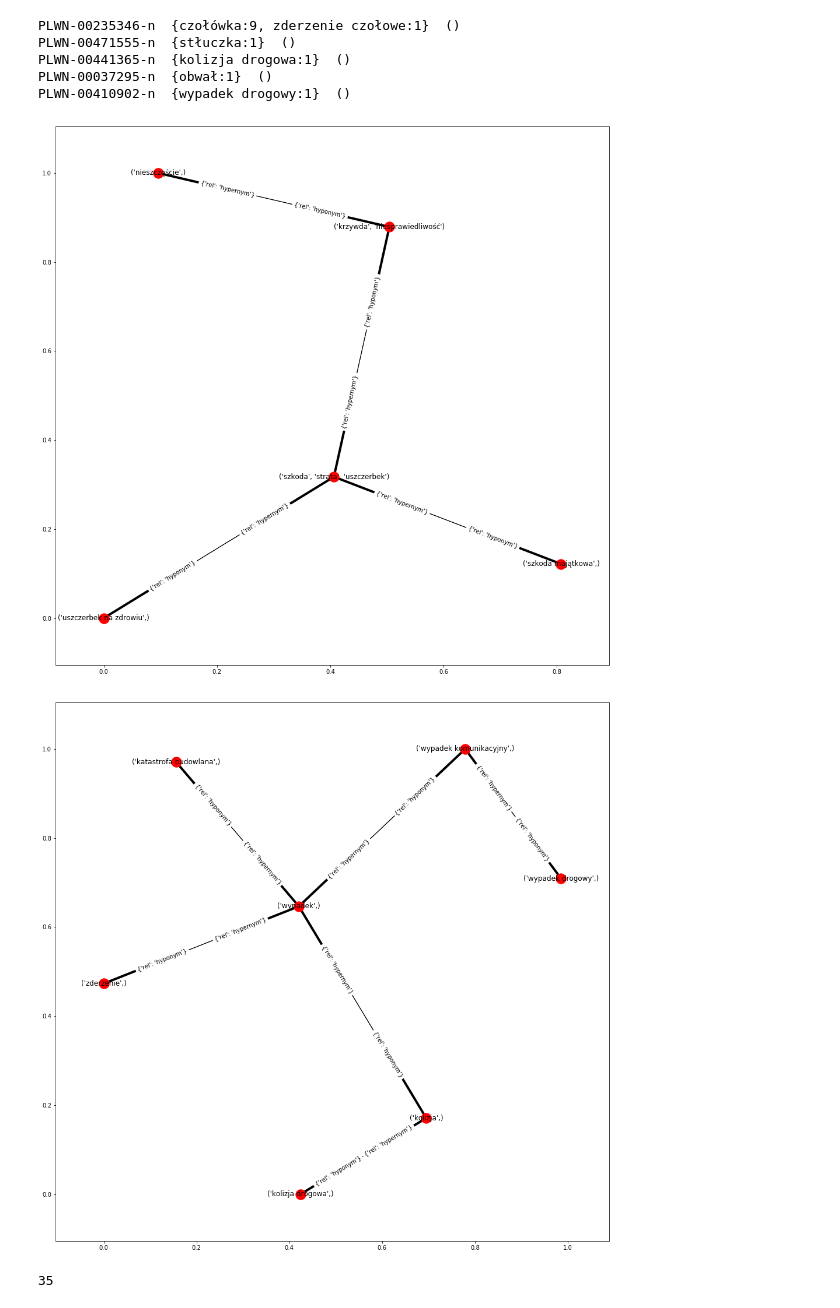
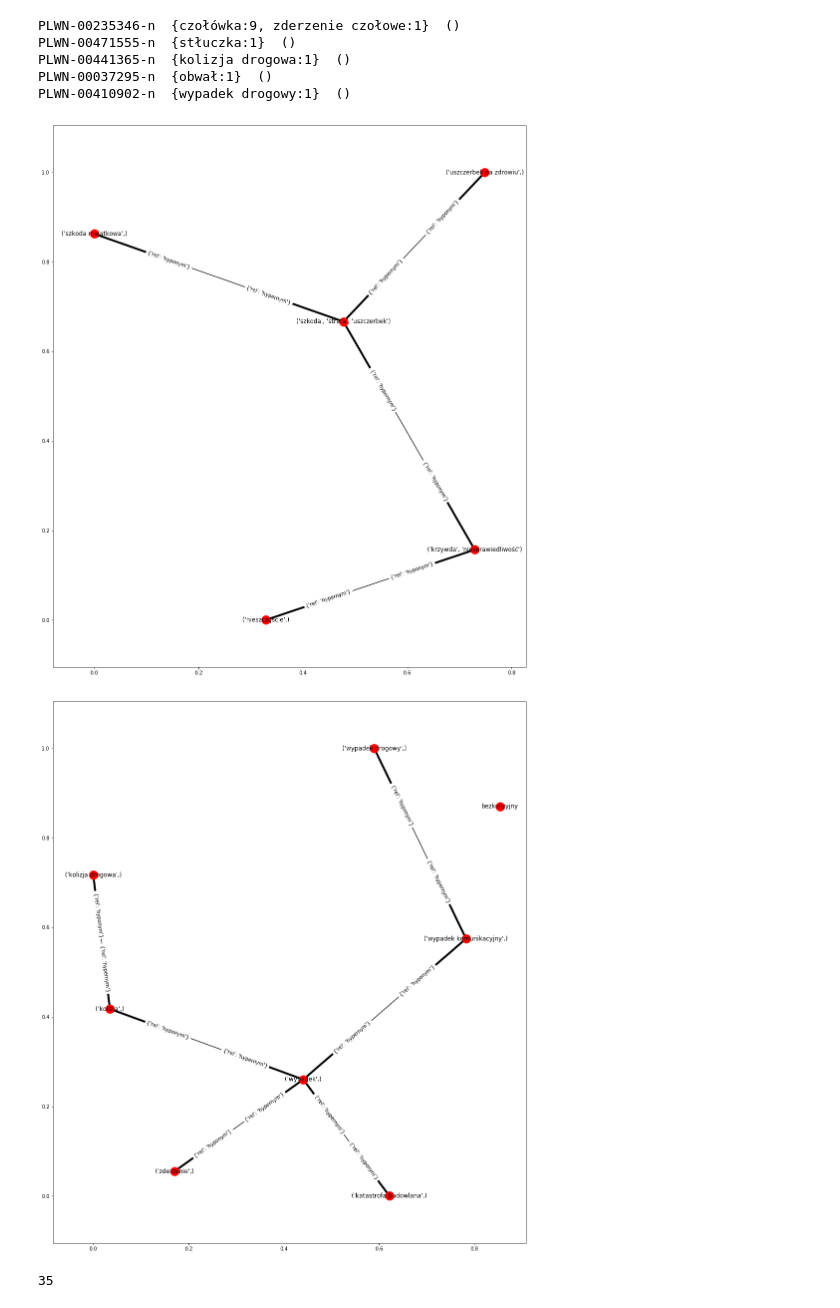
Before and after one commit to bwalkowi/pjn, a Jupyter notebook: pjn_7/wordnet.ipynb, the cells around one changed output. Cells and saved outputs as stored; diff of their text form; code cells hidden in the pictures.

```diff
--- a/pjn_7/wordnet.ipynb
+++ b/pjn_7/wordnet.ipynb
@@ -133,38 +133,40 @@ def find_connections(lexems):
                 synset_relations.append((tuple(synsets[synset_id]),
                                          tuple(synsets[other_synset_id]),
                                          rel))
     return synset_relations
 #    print(synset_relations)
 #
 #     relations = []
 #     for literals in synsets.values():
 #         for literal1, literal2 in combinations(literals, 2):
 #             relations.extend([(literal1, literal2, 'synonym'),
 #                               (literal2, literal1, 'synonym')])
 #
 #     for synset_id, other_synset_id, rel in synset_relations:
 #         for literal1 in synsets[synset_id]:
 #             for literal2 in synsets[other_synset_id]:
 #                 relations.append((literal1, literal2, rel))
 #     return relations
 
 
-def draw_graph(edges):
-    plt.figure(figsize=(17,17))
+def draw_graph(edges, nodes=None):
+    plt.figure(figsize=(17,20))
     G = nx.DiGraph()
+    if nodes:
+        G.add_nodes_from(nodes)
     for literal1, literal2, rel in edges:
         G.add_edge(literal1, literal2, rel=rel)
     pos = nx.spring_layout(G)
     nx.draw_networkx(G, pos=pos)
     nx.draw_networkx_edge_labels(G, pos=pos, label_pos=0.3)
 
 
 %matplotlib inline
 draw_graph(find_connections(G1))
-draw_graph(find_connections(G2))
+draw_graph(find_connections(G2), nodes=['bezkolizyjny'])
 # %% [output]
-[figure, old version]
+[figure, new version]
-[figure, old version]
+[figure, new version]
 # %%
 # Znajdź wartość miary pokrewieństwa semantycznego Leacocka-Chodorowa
 # pomiędzy następującymi parami leksemów
```
Also changed, not shown: parts of 2 cells of this notebook.
